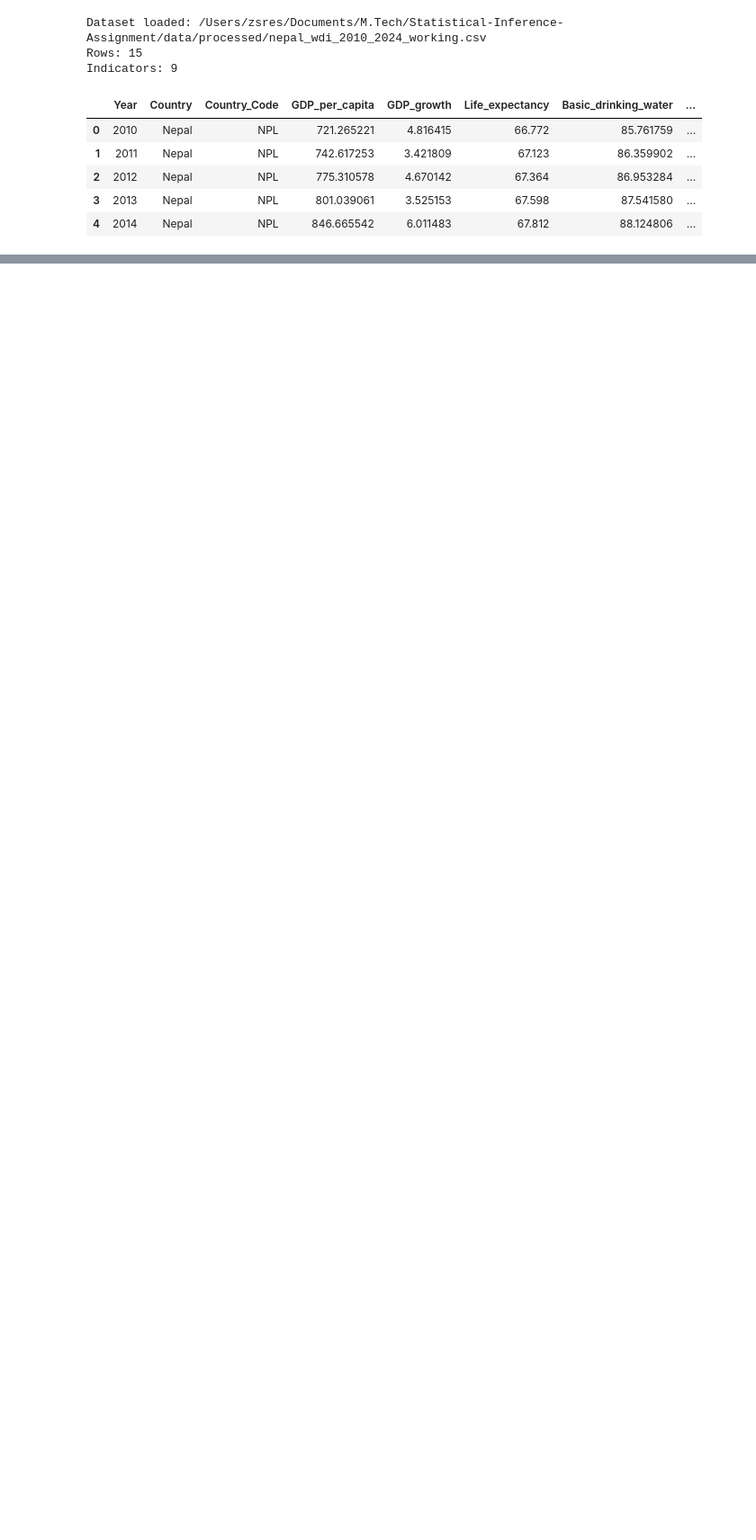
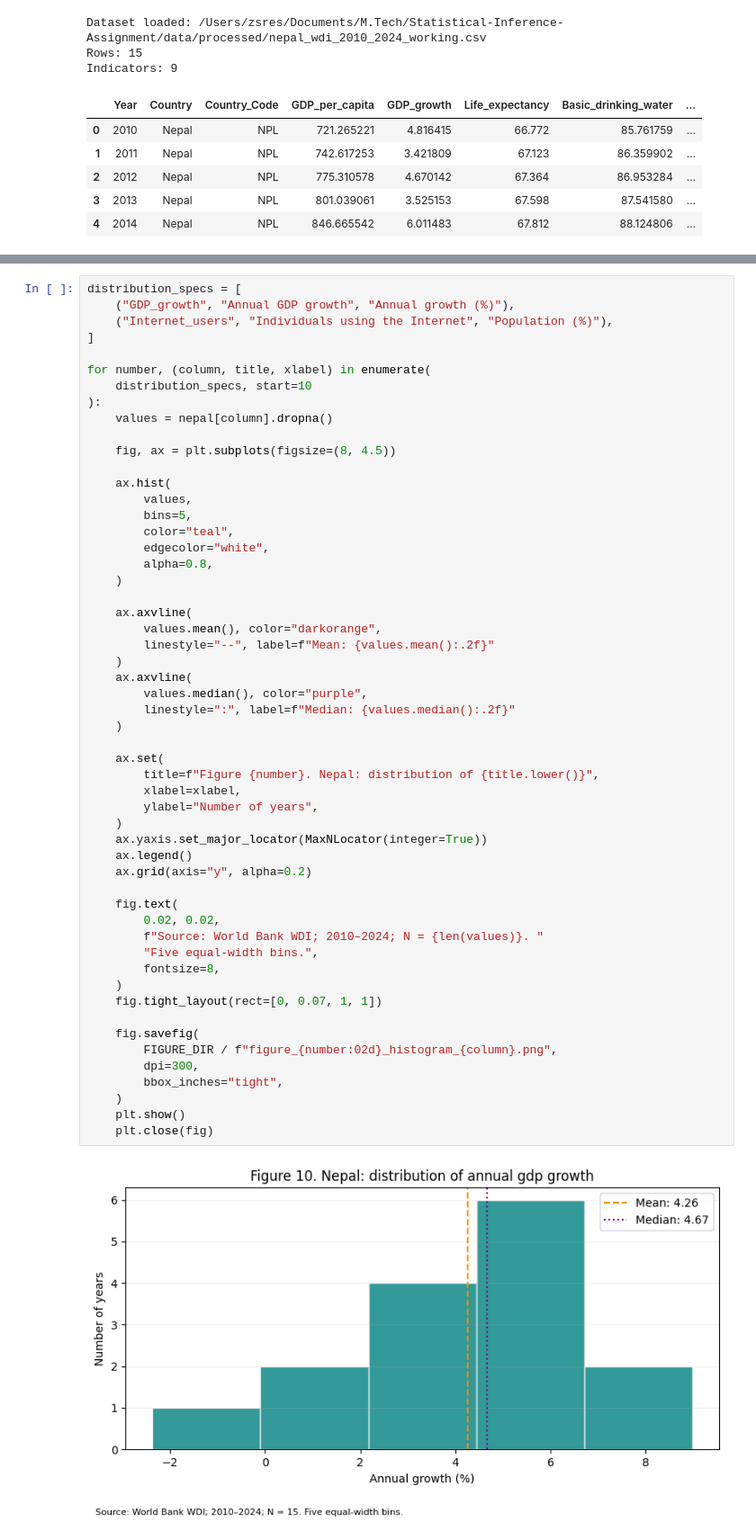
Before and after one commit to rbhdsks/HS-Statistical-Inference-Assignment-2026, a Jupyter notebook: notebooks/02_descriptive_and_graphical_analysis.ipynb, the cells around one changed output, grey strips where cells are left out. Shown at 90% size. Saved outputs shown, nothing was run; the diff lists cells and outputs as text; blank space fills up the shorter version.

```diff
--- a/notebooks/02_descriptive_and_graphical_analysis.ipynb
+++ b/notebooks/02_descriptive_and_graphical_analysis.ipynb
@@ -130,0 +430,56 @@ display(data.count().rename("Available_N").to_frame())
+# %%
+distribution_specs = [
+    ("GDP_growth", "Annual GDP growth", "Annual growth (%)"),
+    ("Internet_users", "Individuals using the Internet", "Population (%)"),
+]
+
+for number, (column, title, xlabel) in enumerate(
+    distribution_specs, start=10
+):
+    values = nepal[column].dropna()
+
+    fig, ax = plt.subplots(figsize=(8, 4.5))
+
+    ax.hist(
+        values,
+        bins=5,
+        color="teal",
+        edgecolor="white",
+        alpha=0.8,
+    )
+
+    ax.axvline(
+        values.mean(), color="darkorange",
+        linestyle="--", label=f"Mean: {values.mean():.2f}"
+    )
+    ax.axvline(
+        values.median(), color="purple",
+        linestyle=":", label=f"Median: {values.median():.2f}"
+    )
+
+    ax.set(
+        title=f"Figure {number}. Nepal: distribution of {title.lower()}",
+        xlabel=xlabel,
+        ylabel="Number of years",
+    )
+    ax.yaxis.set_major_locator(MaxNLocator(integer=True))
+    ax.legend()
+    ax.grid(axis="y", alpha=0.2)
+
+    fig.text(
+        0.02, 0.02,
+        f"Source: World Bank WDI; 2010–2024; N = {len(values)}. "
+        "Five equal-width bins.",
+        fontsize=8,
+    )
+    fig.tight_layout(rect=[0, 0.07, 1, 1])
+
+    fig.savefig(
+        FIGURE_DIR / f"figure_{number:02d}_histogram_{column}.png",
+        dpi=300,
+        bbox_inches="tight",
+    )
+    plt.show()
+    plt.close(fig)
+# %% [output]
+[figure, added]
```
Also changed, not shown: parts of 16 cells of this notebook, 2 other files.
